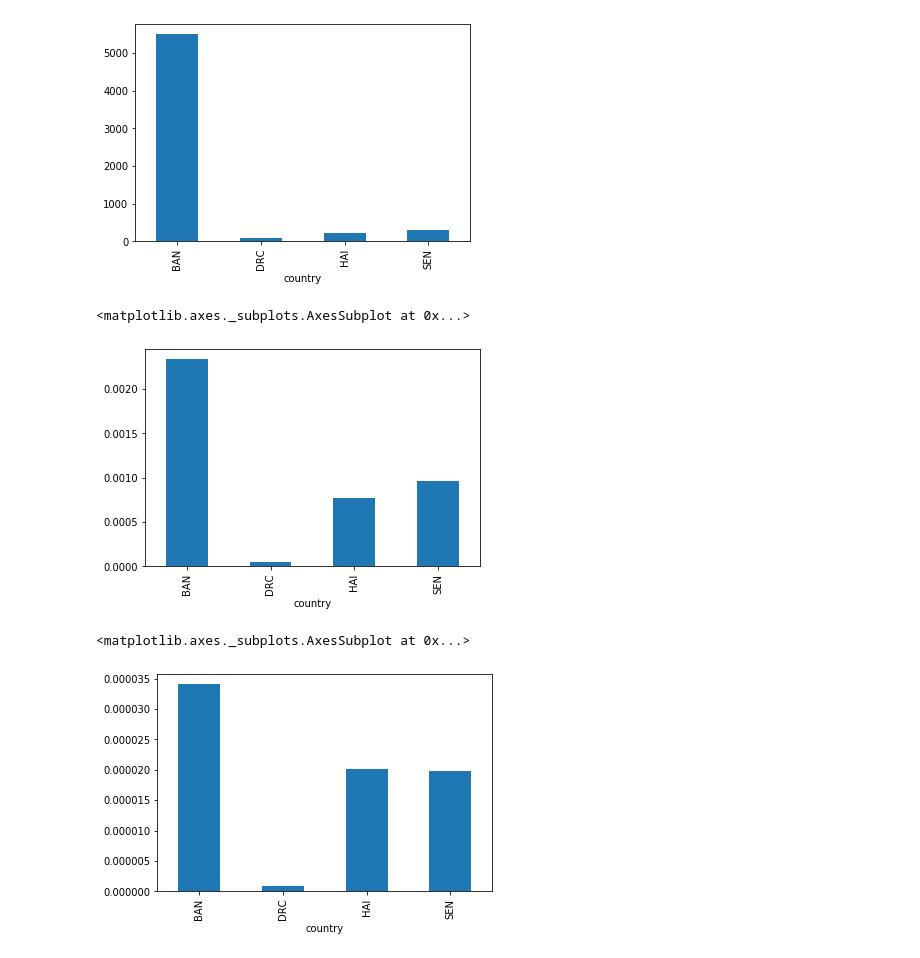
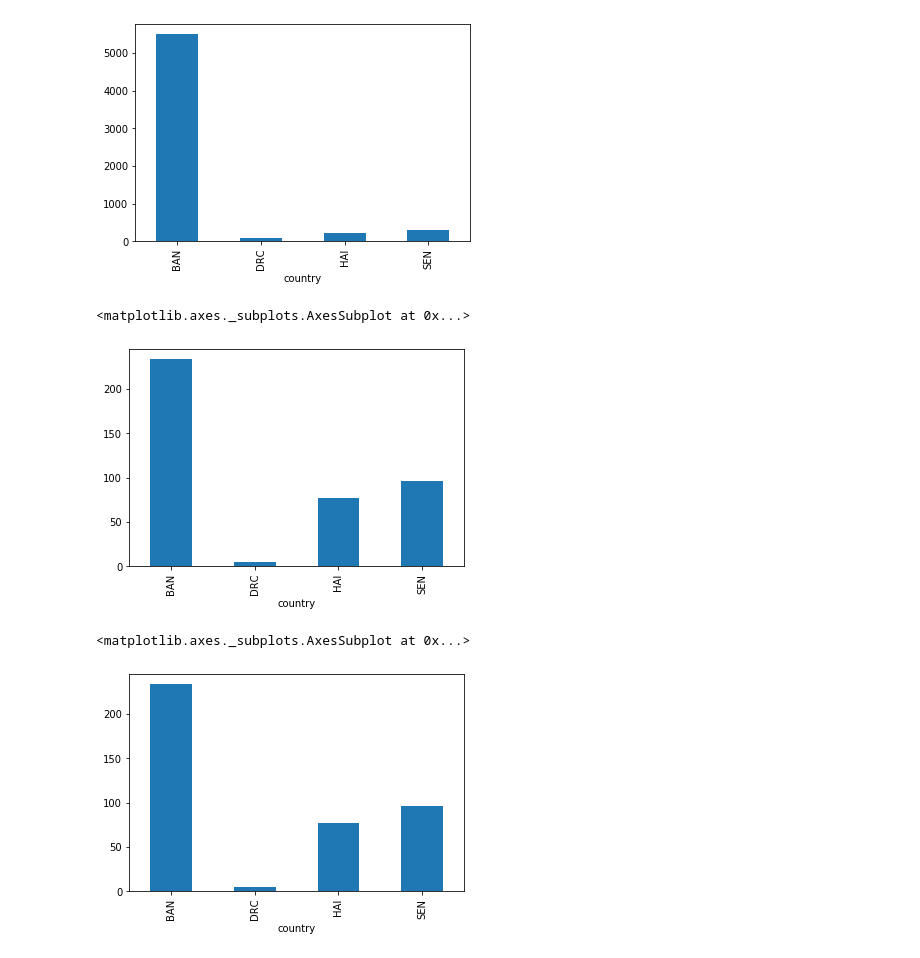
Before and after one commit to hannahrim/COVID-19_Readiness_and_Response, a Jupyter notebook: data_explore.ipynb, the cells around one changed output. Drawn from its saved outputs; the diff is of its cells as text; code cells hidden in the pictures.

```diff
--- a/data_explore.ipynb
+++ b/data_explore.ipynb
@@ -78,6 +78,11 @@ df.drop('meetings', axis=1, inplace=True)
 df['water_source'] = df['water_source'].dropna()
 df['soapwater'] = df['soapwater'].dropna()
 df['st_precautions'] = df['st_precautions'].dropna()
+df['disinfectant'] = df['disinfectant'].dropna()
+df['latexgloves'] = df['latexgloves'].dropna()
+df['medicalmasks'] = df['medicalmasks'].dropna()
+df['gowns'] = df['gowns'].dropna()
+df['eye_protect'] = df['eye_protect'].dropna()
 # %%
 df.describe()
 # %% [output]
@@ -110,15 +115,15 @@ df
 # %%
 # Calculate preparedness as mean of infection control indicators
-df['preparedness'] = df[['water_source','soapwater','st_precautions']].mean(axis=1)
+df['preparedness2'] = df[['soapwater','disinfectant','medicalmasks','eye_protect']].mean(axis=1)
 # %%
 # create binary output of preparedness
 def bol(x):
-    if x > 1:
+    if x >= 1:
         value = 1
     else:
         value = 0
     return(value)
-df['prep2'] = df['preparedness'].apply(lambda row: bol(row) )
+df['prep2'] = df['preparedness2'].apply(lambda row: bol(row) )
 # %%
 df['prep2'].value_counts()
 # %% [output]
@@ -238,17 +244,17 @@ covid_data={"country" :['BAN','DRC','HAI','SEN'],
          }
 covid_df = pd.DataFrame(covid_data, columns = ['country', 'cumulative_cases','cumulative_deaths','population'])
 # %%
-covid_df['pct_cases']=covid_df['cumulative_cases']/covid_df['population']
-covid_df['pct_deaths']=covid_df['cumulative_deaths']/covid_df['population']
+covid_df['cases_per_100K']=covid_df['cumulative_cases']/covid_df['population']*100000
+covid_df['deaths_per_100k']=covid_df['cumulative_deaths']/covid_df['population']*100000
 # %%
 # Create bar chart of cumulative cases for countries
-covid_df['pct_cases'].plot(kind='bar')
+covid_df['cases_per_100K'].plot(kind='bar')
 # %% [output]
 <matplotlib.axes._subplots.AxesSubplot at 0x...>
-[figure, old version]
+[figure, new version]
 # %%
 # Create bar chart of cumulative deaths for countries
-covid_df['pct_deaths'].plot(kind='bar')
+covid_df['cases_per_100K'].plot(kind='bar')
 # %% [output]
 <matplotlib.axes._subplots.AxesSubplot at 0x...>
-[figure, old version]
+[figure, new version]
```
Also changed, not shown: parts of 12 cells of this notebook, 2 other files.
